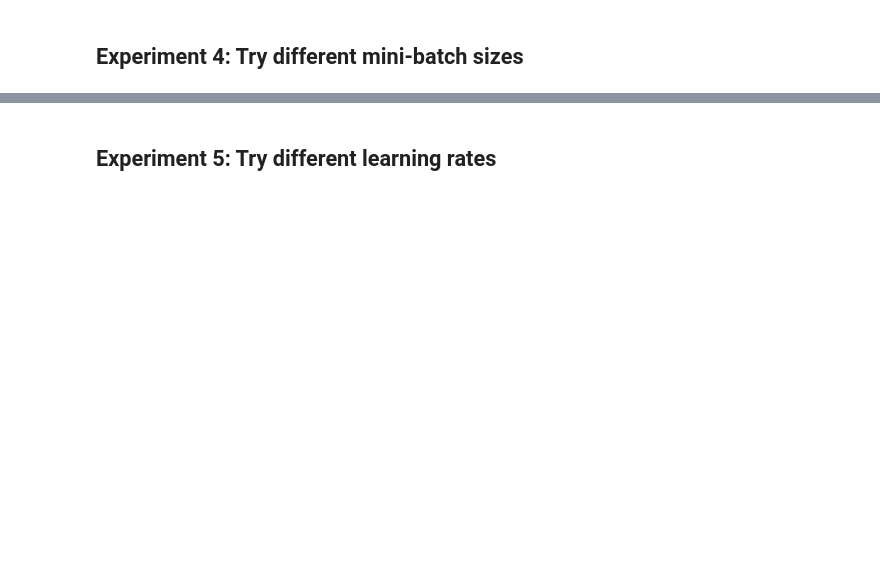
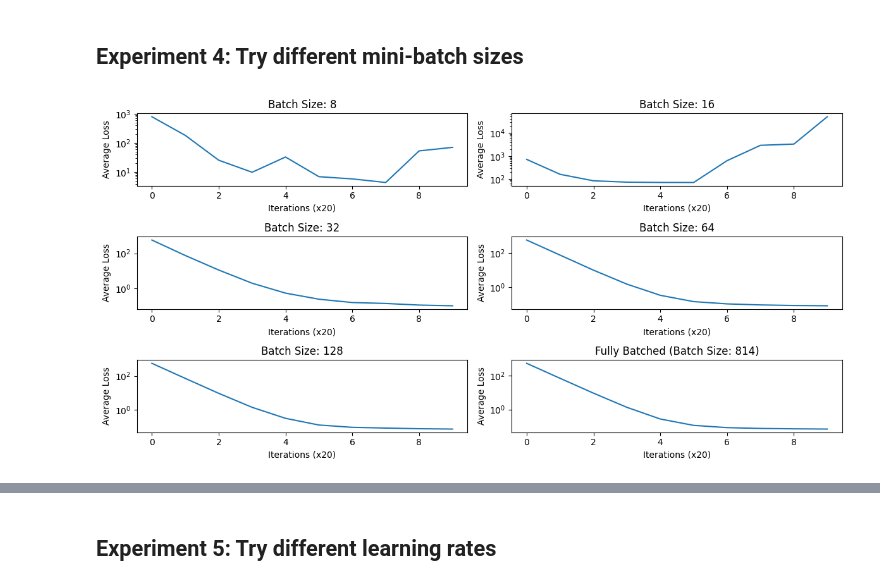
Before and after one commit to HathawayQAQ/COMP551-Machine-Learning, a Jupyter notebook: Assignment1/code.ipynb, the cells around one changed output, grey strips where cells are left out. Cells and saved outputs as stored; diff of their text form; code cells hidden in the pictures; blank space fills up the shorter version.

```diff
--- a/Assignment1/code.ipynb
+++ b/Assignment1/code.ipynb
@@ -220,0 +326,68 @@ for batch_size, score in zip(batch_sizes, batch_scores):
+# %%
+def minibatch_iteration(X, y, max_iters=200):
+    N = X.shape[0]
+    batch_size = 2**3
+    loss_histories = []
+
+    # Mini-batch iterations
+    for _ in range(5):
+        model = LinearRegressionSGD()
+        losses = []
+        for iteration in range(max_iters):
+            model.fit(X, y, max_iterations=1, learning_rate=5e-2, batch_size=batch_size)
+            _, loss = model.linear_loss(np.column_stack([np.ones(N), X]), y)
+            losses.append(loss)
+        loss_histories.append(losses)
+        batch_size *= 2
+
+    # Fully batched baseline (batch_size = N)
+    model_fully_batched = LinearRegressionSGD()
+    full_batch_losses = []
+    for iteration in range(max_iters):
+        model_fully_batched.fit(X, y, max_iterations=1, learning_rate=5e-2, batch_size=N)
+        _, loss = model_fully_batched.linear_loss(np.column_stack([np.ones(N), X]), y)
+        full_batch_losses.append(loss)
+
+    loss_histories.append(full_batch_losses)
+
+    return loss_histories
+
+# Running the experiment
+loss_histories = minibatch_iteration(X_train, y_train)
+
+# Adding the fully batched baseline
+batch_sizes = [2**i for i in range(3, 8)] + [X_train.shape[0]]  # List of batch sizes + full batch
+
+# Plotting
+fig, axes = plt.subplots(3, 2, figsize=(12, 6))
+k = 0
+
+for i in range(3):
+    for j in range(2):
+        if k < len(loss_histories):
+            loss_history = np.array(loss_histories[k]).reshape(-1, 20).mean(1)
+            axes[i, j].plot(loss_history)
+            if batch_sizes[k] == X_train.shape[0]:
+                title = f"Fully Batched (Batch Size: {batch_sizes[k]})"
+            else:
+                title = f"Batch Size: {batch_sizes[k]}"
+            axes[i, j].set(xlabel="Iterations (x20)", ylabel="Average Loss",
+                           title=title)
+            axes[i, j].set_yscale('log')
+            k += 1
+        else:
+            fig.delaxes(axes[i, j])
+
+fig.tight_layout()
+plt.show()
+
+# Print summary statistics
+print("Summary of Mini-batch Size Influence on SGD Linear Regression Loss:")
+for batch_size, losses in zip(batch_sizes, loss_histories):
+    print(f"Batch size: {batch_size}")
+    print(f"  Final loss: {losses[-1]:.6f}")
+    print(f"  Mean loss: {np.mean(losses):.6f}")
+    print(f"  Min loss: {np.min(losses):.6f}")
+    print()
+# %% [output]
+[figure, added]
```
Also changed, not shown: parts of 22 cells of this notebook.
